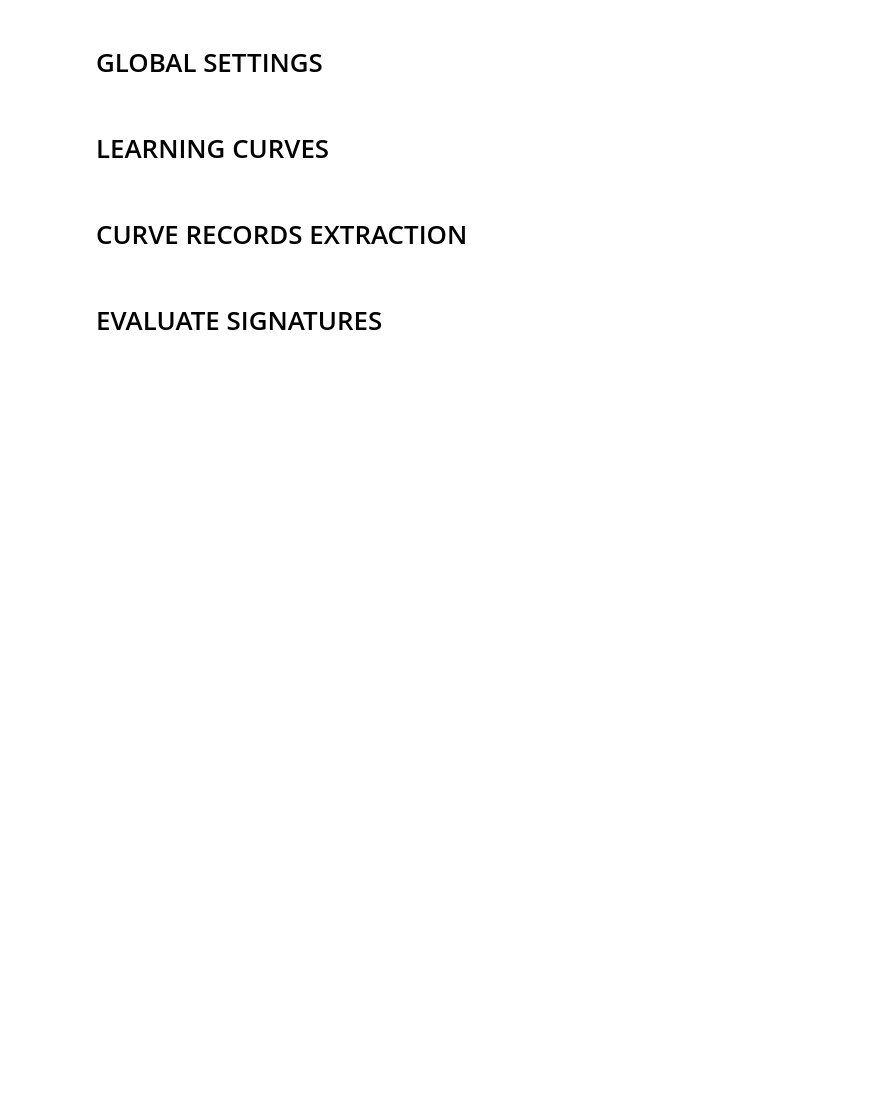
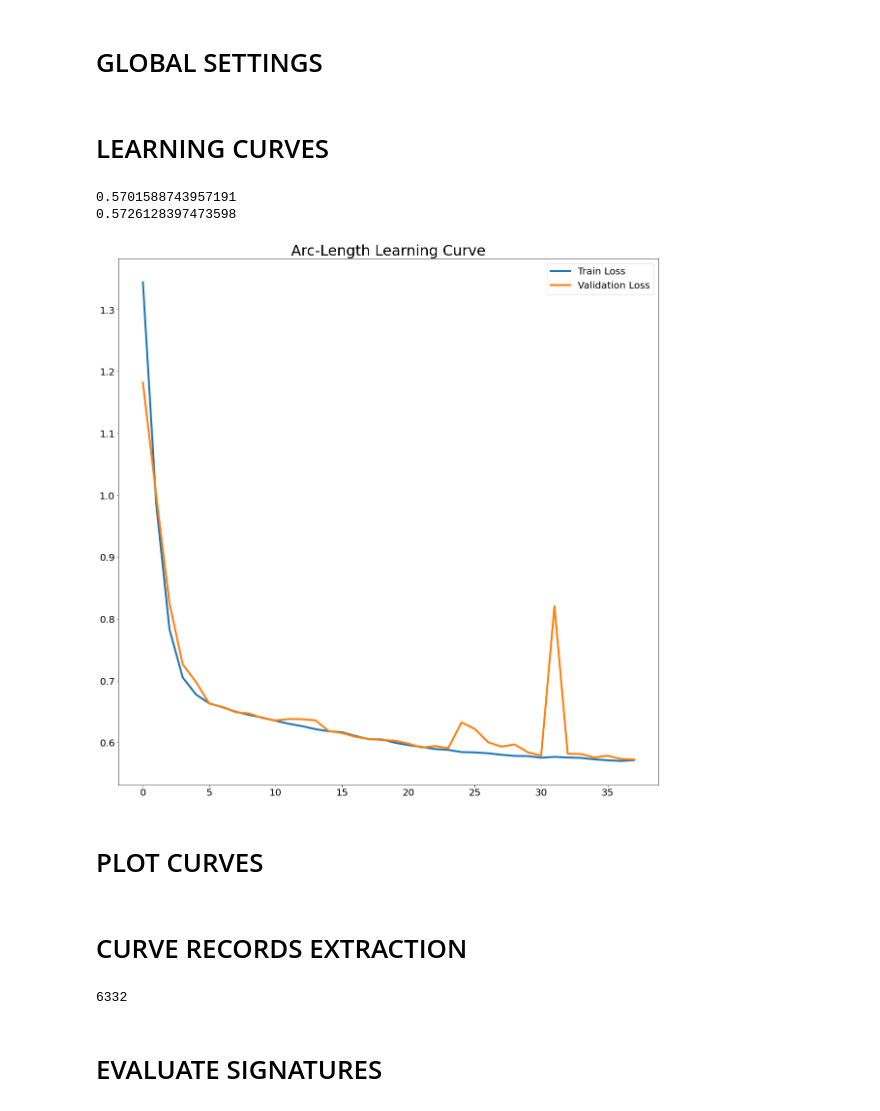
Before and after one commit to royvelich/deep-signature, a Jupyter notebook: notebooks/level_curves/evaluate_metrics.ipynb, the cells around one changed output. Saved outputs shown, nothing was run; the diff lists cells and outputs as text; code cells hidden in the pictures; blank space fills up the shorter version.

```diff
--- a/notebooks/level_curves/evaluate_metrics.ipynb
+++ b/notebooks/level_curves/evaluate_metrics.ipynb
@@ -36,35 +36,42 @@ from utils import settings
 def plot_learning_curve(results_dir_path, title):
     latest_subdir = common_utils.get_latest_subdirectory(results_dir_path)
     results = numpy.load(f"{latest_subdir}/results.npy", allow_pickle=True).item()
+    # results = numpy.load(f"C:/deep-signature-data/level-curves/results/tuplets/curvature/equiaffine/2021-11-24-00-00-00/results.npy", allow_pickle=True).item()
 
     start_index = 0
     end_index = None
     train_loss_array = results['train_loss_array'][start_index:] if end_index is None else results['train_loss_array'][start_index:end_index]
     validation_loss_array = results['validation_loss_array'][start_index:] if end_index is None else results['validation_loss_array'][start_index:end_index]
 
     train_loss_array_no_nan = train_loss_array[~numpy.isnan(train_loss_array)]
     validation_loss_array_no_nan = validation_loss_array[~numpy.isnan(validation_loss_array)]
 
     epochs_list = numpy.array(range(len(train_loss_array)))
 
     fig, ax = plt.subplots(1, 1, figsize=(20,20))
     ax.xaxis.set_major_locator(ticker.MaxNLocator(integer=True))
 
     for label in (ax.get_xticklabels() + ax.get_yticklabels()):
         label.set_fontsize(20)
 
     ax.plot(epochs_list, train_loss_array, label='Train Loss', linewidth=4.0)
     ax.plot(epochs_list, validation_loss_array, label='Validation Loss', linewidth=4.0)
     ax.set_title(title, fontsize=30)
 
     plt.legend(fontsize=20, title_fontsize=20)
 
     print(numpy.min(train_loss_array_no_nan))
     print(numpy.min(validation_loss_array_no_nan))
 
     plt.show()
 
-transform_type = 'euclidean'
+transform_type = 'equiaffine'
 level_curves_curvature_tuplets_results_dir_path, level_curves_arclength_tuplets_results_dir_path = common_utils.get_results_dir_path(transform_type=transform_type)
-plot_learning_curve(level_curves_curvature_tuplets_results_dir_path, 'Curvature Learning Curve')
+# plot_learning_curve(level_curves_curvature_tuplets_results_dir_path, 'Curvature Learning Curve')
 plot_learning_curve(level_curves_arclength_tuplets_results_dir_path, 'Arc-Length Learning Curve')
+# %% [output]
+0.5701588743957191
+0.5726128397473598
+[figure, added]
+# %% [markdown]
+# PLOT CURVES
@@ -79,25 +112,25 @@ true_arclength_colors = ['#FF8C00', '#444444']
 predicted_arclength_colors = ['#AA0000', '#0000AA']
 sample_colors = ['#FF0000', '#0000FF']
 curve_colors = ['#FF0000', '#0000FF', '#FF9D11']
-limit = 2
+limit = 3
 factor_extraction_limit = -1
 comparison_curves_count = 2
 sampling_ratio = 1
 anchors_ratio = 1
 
 # randomness
-numpy.random.seed(20)
+numpy.random.seed(30)
 
 # models
 curvature_model, arclength_model = common_utils.load_models(transform_type=transform_type)
 
 # curves
-# curves_full = LevelCurvesGenerator.load_curves(dir_path=settings.level_curves_dir_path_test)
+curves_full = LevelCurvesGenerator.load_curves(dir_path=settings.level_curves_dir_path_test)
 
-curves_full = LevelCurvesGenerator.load_curves(dir_path=os.path.normpath("C:/GitHub/deep-signature/applets/level_curves/evaluation/"))
+# curves_full = LevelCurvesGenerator.load_curves(dir_path=os.path.normpath("C:/GitHub/deep-signature/applets/level_curves/evaluation/"))
 curves = []
 for curve in curves_full:
-    if 1000 < curve.shape[0] < 1400:
+    if 600 < curve.shape[0] < 800:
         curves.append(curve)
 
 print(len(curves))
@@ -121,6 +154,8 @@ curve_records = evaluation_utils.generate_curve_records(
     anchors_ratio=anchors_ratio,
     neighborhood_supporting_points_count=settings.curvature_default_supporting_points_count,
     section_supporting_points_count=settings.arclength_default_supporting_points_count)
+# %% [output]
+6332
 # %% [markdown]
   # EVALUATE SIGNATURES
 # %%
```
Also changed, not shown: parts of 2 cells of this notebook, 11 other files.
